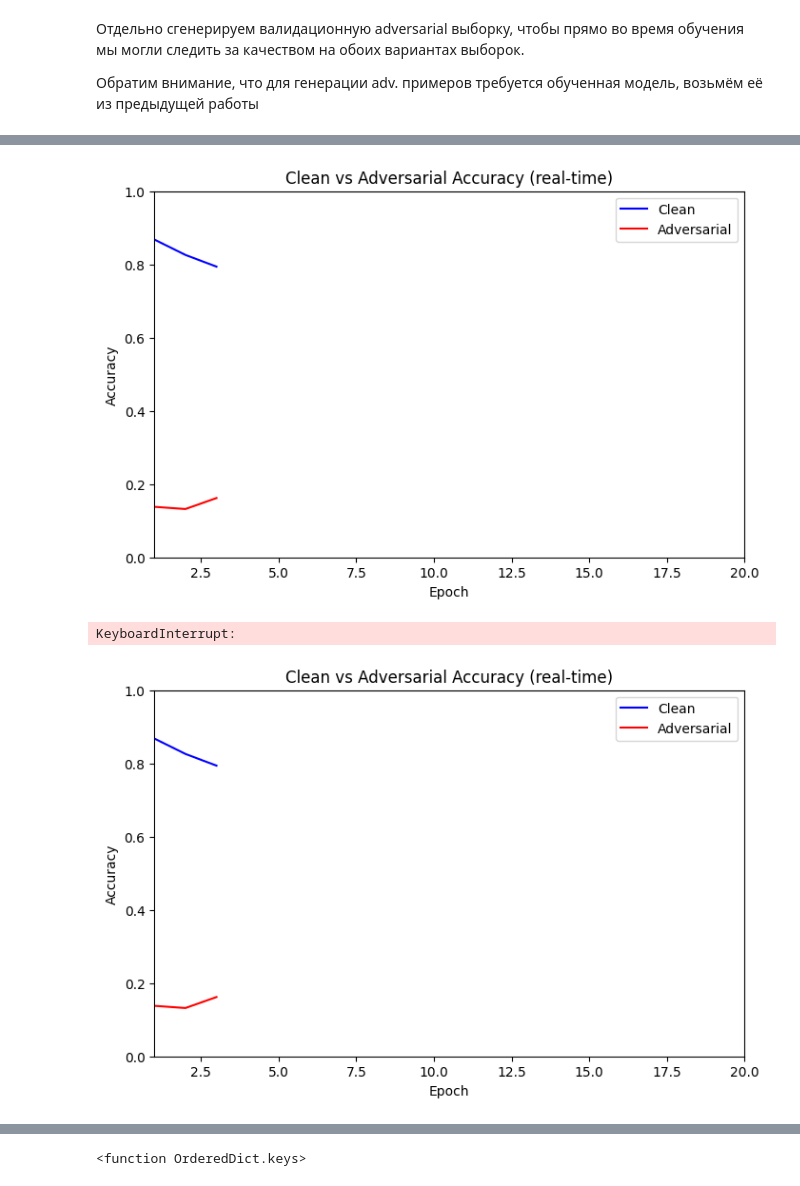
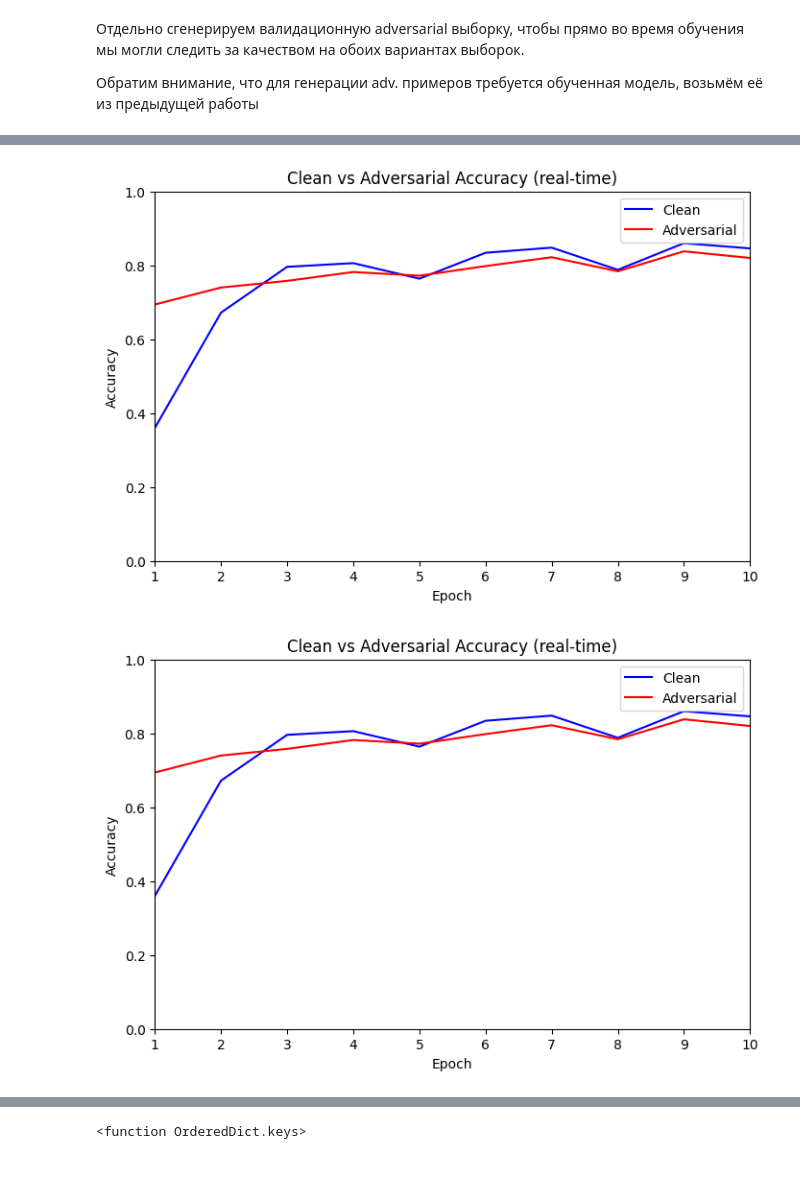
Before and after one commit to Bosbobos/AdversarialML, a Jupyter notebook: AdversarialProtection.ipynb, the cells around one changed output, grey strips where cells are left out. Saved outputs shown, nothing was run; the diff lists cells and outputs as text; code cells hidden in the pictures.

```diff
--- a/AdversarialProtection.ipynb
+++ b/AdversarialProtection.ipynb
@@ -26,7 +26,7 @@ MODEL_PATH = Path('models/best.pt')
 DATA_DIR = Path("datasets/svhn_cls")
 mean = np.array([0.485, 0.456, 0.406], dtype=np.float32)
 std = np.array([0.229, 0.224, 0.225], dtype=np.float32)
-EPOCHS = 20
+EPOCHS = 10
 LR = 1e-3
 WEIGHT_DECAY = 1e-4
 BATCH_SIZE = 128
@@ -165,7 +165,7 @@ x_adv  = attack.generate(x=val_x)
 from tqdm import tqdm
 from IPython.core.display_functions import clear_output
 from matplotlib import pyplot as plt
-from art.defences.trainer import AdversarialTrainer
+from art.defences.trainer import AdversarialTrainer, AdversarialTrainerTRADESPyTorch
 from art.attacks.evasion import FastGradientMethod
 
 attack = FastGradientMethod(
@@ -174,10 +174,10 @@ attack = FastGradientMethod(
     norm=np.inf
 )
 
-adv_trainer = AdversarialTrainer(
+adv_trainer = AdversarialTrainerTRADESPyTorch(
     classifier=classifier,
-    attacks=attack,
-    ratio=0.5,
+    attack=attack,
+    beta=3
 )
 
 fig, ax = plt.subplots(figsize=(8, 5))
@@ -193,34 +193,33 @@ display(fig)
 
 clean_accs = []
 adv_accs = []
 
 best_f = 0.0
 for epoch in tqdm(range(1, EPOCHS + 1), desc='Epochs'):
     adv_trainer.fit_generator(train_gen, nb_epochs=1)
 
     preds_clean = adv_trainer.predict(val_x)
     acc_clean = np.mean(np.argmax(preds_clean, axis=1) == val_y)
     preds_adv = adv_trainer.predict(x_adv)
     acc_adv = np.mean(np.argmax(preds_adv, axis=1) == val_y)
 
     F = 2 * acc_clean * acc_adv / (acc_clean + acc_adv)
     display(f'[EPOCH {epoch}] Clean_acc: {acc_clean:.2f}. Adv_acc: {acc_adv:.2f}. F: {F:.2f}')
     if F >= best_f:
         rob_clas = adv_trainer.get_classifier()
         rob_clas.save('best_robust_classifier.pt', 'models')
 
     x_epochs = list(range(1, epoch + 1))
     clean_accs.append(acc_clean)
     adv_accs.append(acc_adv)
     line_clean.set_data(x_epochs, clean_accs)
     line_adv.set_data(x_epochs, adv_accs)
 
     clear_output()
     display(fig)
 
 robust_classifier = adv_trainer.get_classifier()
-robust_classifier.save('robust_classifier8.pt', 'models')
+robust_classifier.save('trades_fgsm_beta3_eps8.pt', 'models')
 # %% [output]
-[figure, old version]
+[figure, new version]
-KeyboardInterrupt:
-[figure, old version]
+[figure, new version]
```
Also changed, not shown: parts of 15 cells of this notebook, 2 other files.
